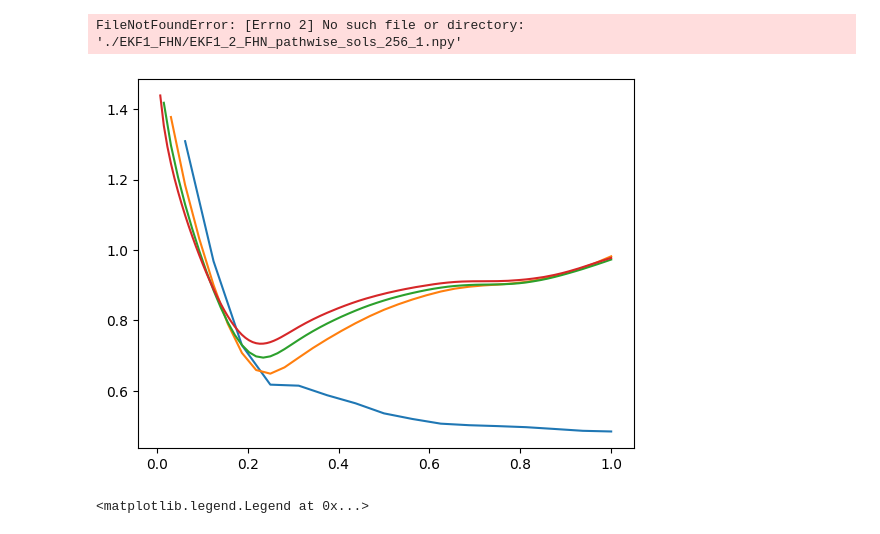
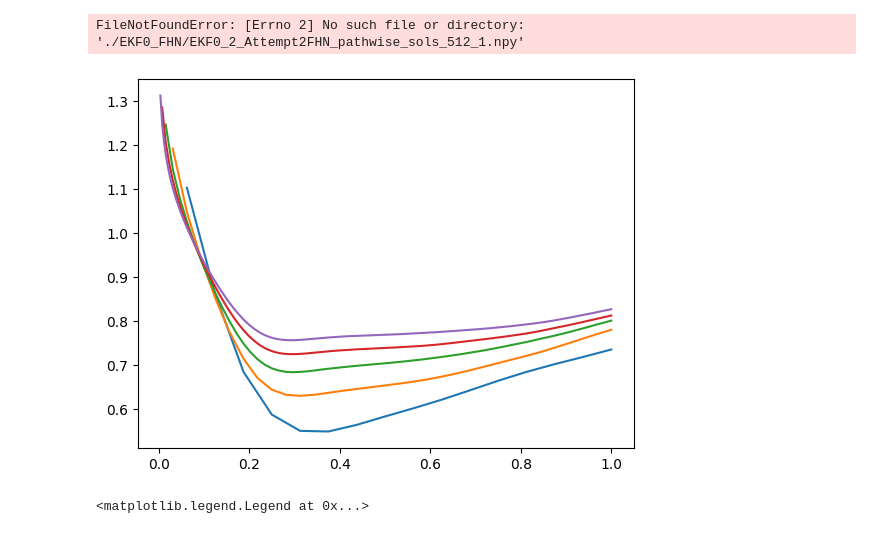
Before and after one commit to ylefay/bayesianSDEsolver, a Jupyter notebook: scripts/Untitled.ipynb, the cells around one changed output. Cells and saved outputs as stored; diff of their text form; code cells hidden in the pictures.

```diff
--- a/scripts/Untitled.ipynb
+++ b/scripts/Untitled.ipynb
@@ -5,35 +5,35 @@ import matplotlib.pyplot as plt
 import numpy as np
 from sklearn.linear_model import LinearRegression
 # %%
-solver_name = "EKF1_2"
-problem_name = "FHN"
+solver_name = "EKF0_2"
+problem_name = "Attempt2FHN"
 prefix = f"{solver_name}_{problem_name}"
-folder = "./EKF1_FHN"
+folder = "./EKF0_FHN"
 
-deltas = 1/jnp.array([16, 32, 64, 128, 256])
+deltas = 1/jnp.array([16, 32, 64, 128, 256, 512, 1024])
 Ns = 1/deltas
-fineN = Ns**0
+fineN = Ns**1.0
 Mdeltas = jnp.ones((len(deltas),)) * (Ns)**0
 T = 1.0
 Ndeltas = T/deltas
 for n in range(len(Ndeltas)):
     delta = deltas[n]
     N = int(Ndeltas[n])
     M = int(Mdeltas[n])
     fine = int(fineN[n])
     paths_1 = jnp.load(f'{folder}/{prefix}_pathwise_sols_{N}_{M}.npy')
     paths_2 = jnp.load(f'{folder}/{prefix}_pathwise_sols2_{N}_{fine}.npy')
     N = int(N)
     N += 1
     assert N == len(paths_1[0]) == len(paths_2[0])
     ts = jnp.linspace(0, T, N)
     ranged = range(N)
     plt.plot(ts, jnp.log(jnp.mean(jnp.linalg.norm(paths_1 - paths_2, axis=-1), axis=0)) / jnp.log(delta),
              label=f'delta={delta}, M={M}')
 plt.legend()
 # %% [output]
-FileNotFoundError: [Errno 2] No such file or directory: './EKF1_FHN/EKF1_2_FHN_pathwise_sols_256_1.npy'
+FileNotFoundError: [Errno 2] No such file or directory: './EKF0_FHN/EKF0_2_Attempt2FHN_pathwise_sols_512_1.npy'
-[figure, old version]
+[figure, new version]
 # %%
 STRONG_GLOBAL_ERRORS_P1P2 = []
 STRONG_LOCAL_ERRORS_P1P2 = []
```
Also changed, not shown: 5 other files.
